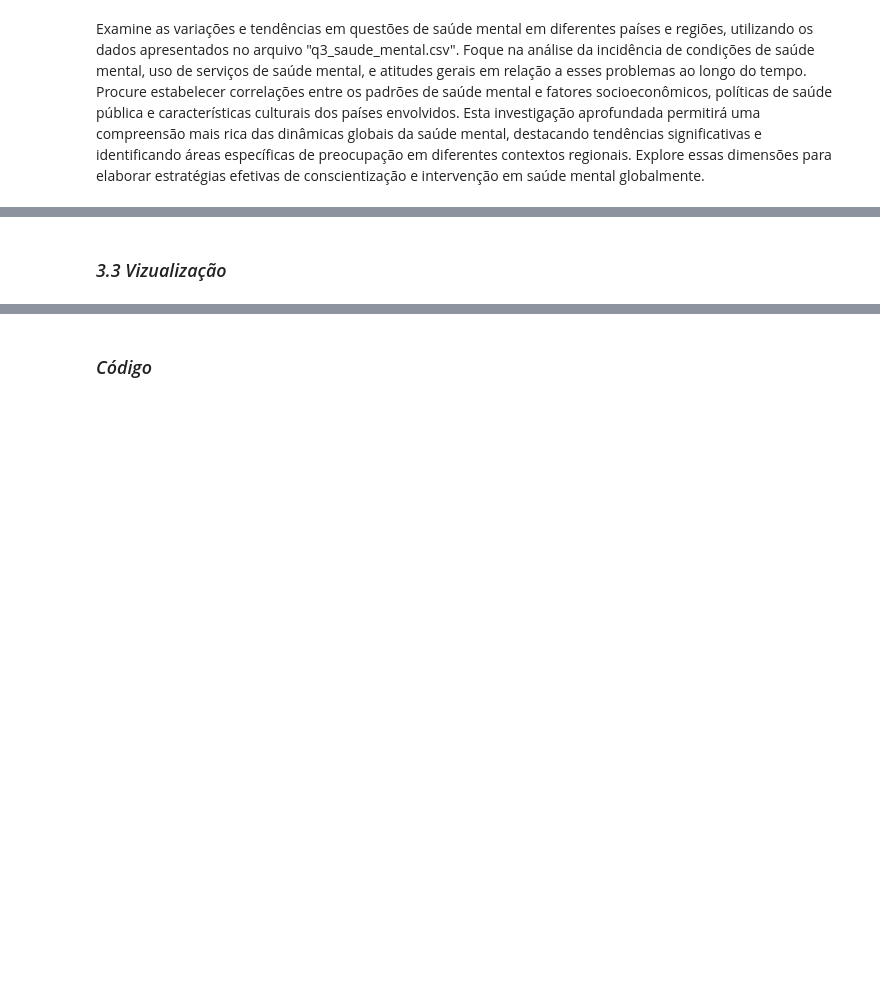
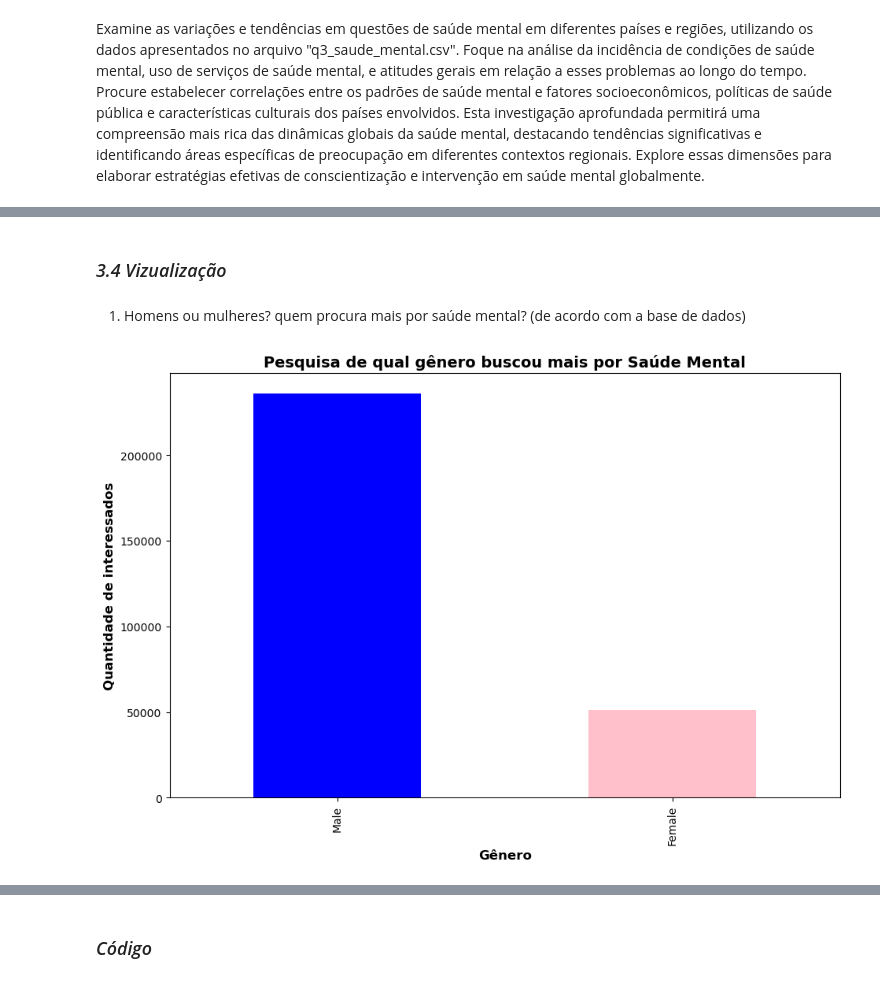
Before and after one commit to talesnobre/Trainees2, a Jupyter notebook: Notebook 2/Aula_EDA Luigi.ipynb, the cells around one changed output, grey strips where cells are left out. Cells and saved outputs as stored; diff of their text form; code cells hidden in the pictures; blank space fills up the shorter version.

```diff
--- a/Notebook 2/Aula_EDA Luigi.ipynb
+++ b/Notebook 2/Aula_EDA Luigi.ipynb
@@ -255,0 +395,3 @@ Examine as variações e tendências em questões de saúde mental em diferentes
+# %%
+df = pd.read_csv('q3_saude_mental.csv')
+df
@@ -255,0 +456,6 @@ Examine as variações e tendências em questões de saúde mental em diferentes
+# %%
+# Analisando a coluna com value_countrs(), percebemos que a coluna 'self_employed' tem dois valores: 'Yes' e 'No':
+df['self_employed'].value_counts()
+# Temos um total de 292.364 rows e apenas 5202 tem NaN, ou seja, aproximadamente 1% do Dataset... com números tão pequenos, acredito que o melhor seja dar dropna(), pois não afetará muito nosso df.
+df = df.dropna() # Remover NaN
+df = df.reset_index(drop=True) # Reorganizar os índices
@@ -255,0 +484,3 @@ Examine as variações e tendências em questões de saúde mental em diferentes
+# %%
+# Além disso tem uma coluna 'inútil' para nossas futuras análises, por isso é bom apagá-la:
+df = df.drop('Timestamp', axis=1)
@@ -256,2 +503,2 @@ Examine as variações e tendências em questões de saúde mental em diferentes
 # %% [markdown]
-### *3.3 Vizualização*
+### *3.4 Vizualização*
@@ -259,0 +505,19 @@ Examine as variações e tendências em questões de saúde mental em diferentes
+# %% [markdown]
+1. Homens ou mulheres? quem procura mais por saúde mental? (de acordo com a base de dados)
+# %%
+gender_count = df['Gender'].value_counts()
+
+ax = gender_count.plot(kind='bar', color=['blue', 'pink'], figsize = (11, 7))
+plt.title('Pesquisa de qual gênero buscou mais por Saúde Mental', fontweight='bold', fontsize=14)
+plt.xlabel('Gênero', fontweight='bold', fontsize=12)
+plt.ylabel('Quantidade de interessados', fontweight='bold', fontsize=12)
+plt.show()
+
+# Adicionando os valores nas barras
+for patch in ax.patches:
+    x = patch.get_x() + patch.get_width() / 2
+    y = patch.get_y() + patch.get_height() / 2
+    value = int(patch.get_height())
+    ax.text(x, y, f'{value}', ha='center', va='center')
+# %% [output]
+[figure, added]
```
Also changed, not shown: parts of 63 cells of this notebook, 6 other files.
